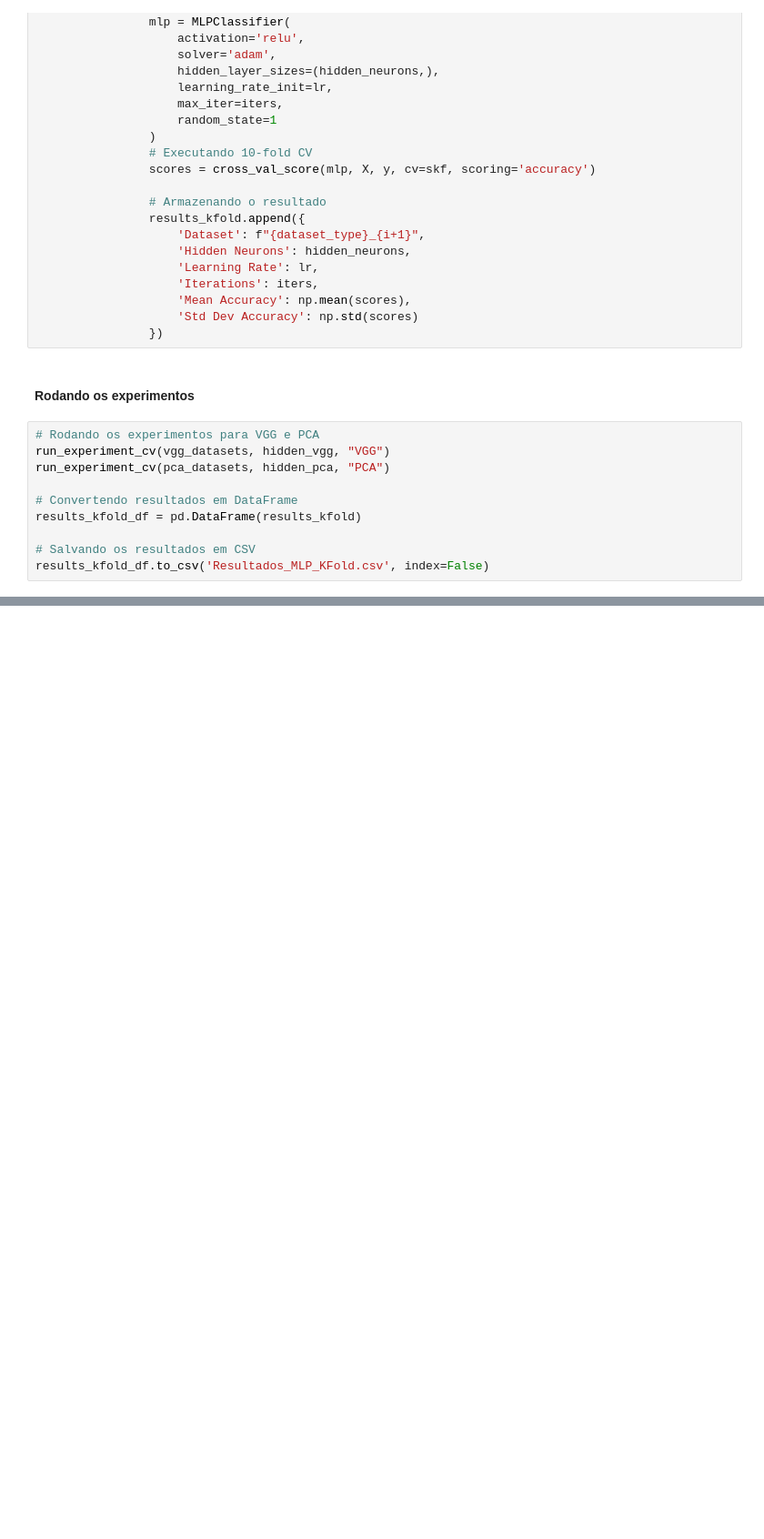
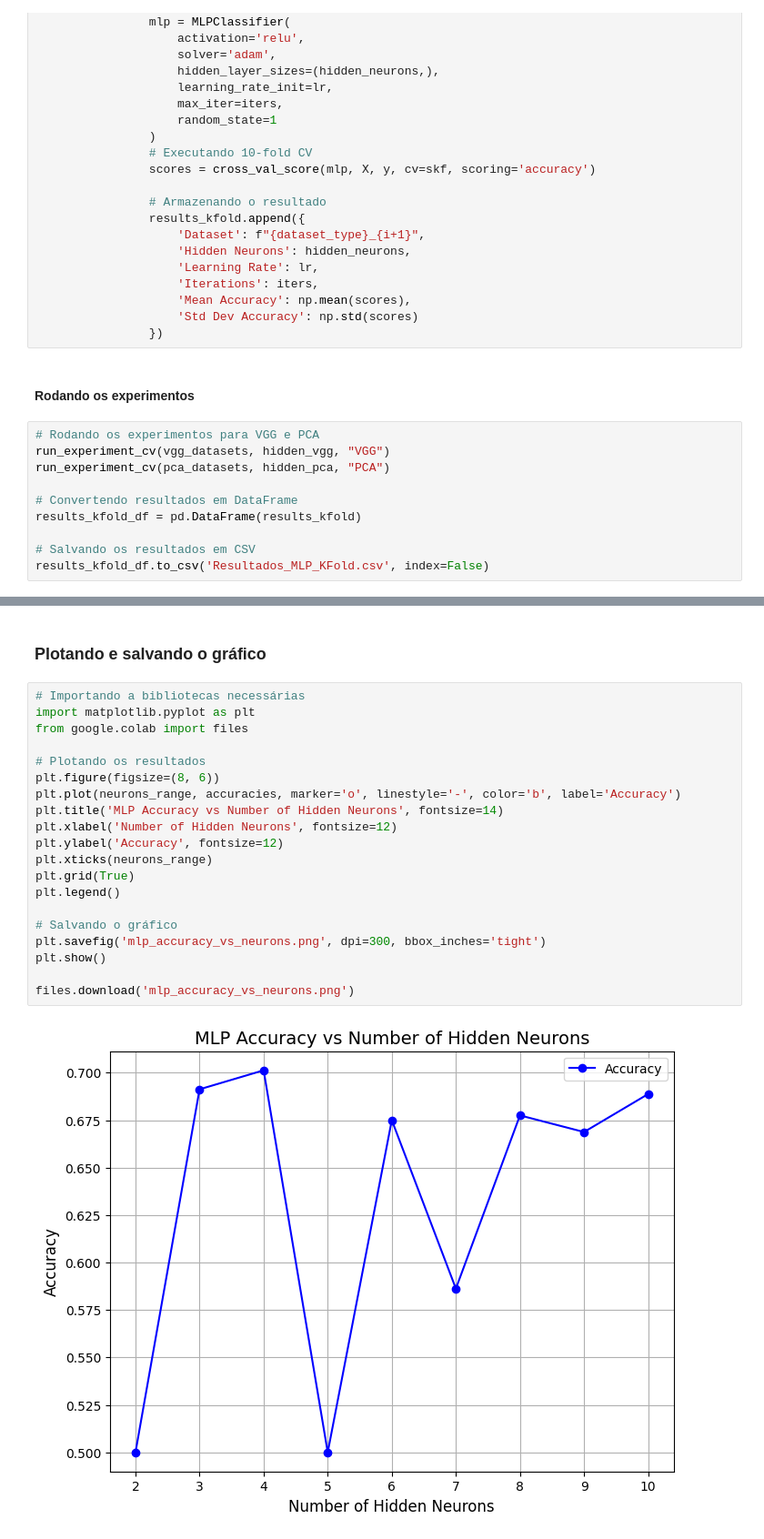
Before and after one commit to rikdantas/Aprendizagem-de-Maquinas, a Jupyter notebook: IMD1101/Pratica_04/Pratica04_MLP.ipynb, the cells around one changed output, grey strips where cells are left out. Shown at 91% size. Saved outputs shown, nothing was run; the diff lists cells and outputs as text; blank space fills up the shorter version.

```diff
--- a/IMD1101/Pratica_04/Pratica04_MLP.ipynb
+++ b/IMD1101/Pratica_04/Pratica04_MLP.ipynb
@@ -201,0 +237,24 @@ results_kfold_df.to_csv('Resultados_MLP_KFold.csv', index=False)
+# %% [markdown]
+### Plotando e salvando o gráfico
+# %%
+# Importando a bibliotecas necessárias
+import matplotlib.pyplot as plt
+from google.colab import files
+
+# Plotando os resultados
+plt.figure(figsize=(8, 6))
+plt.plot(neurons_range, accuracies, marker='o', linestyle='-', color='b', label='Accuracy')
+plt.title('MLP Accuracy vs Number of Hidden Neurons', fontsize=14)
+plt.xlabel('Number of Hidden Neurons', fontsize=12)
+plt.ylabel('Accuracy', fontsize=12)
+plt.xticks(neurons_range)
+plt.grid(True)
+plt.legend()
+
+# Salvando o gráfico
+plt.savefig('mlp_accuracy_vs_neurons.png', dpi=300, bbox_inches='tight')
+plt.show()
+
+files.download('mlp_accuracy_vs_neurons.png')
+# %% [output]
+[figure, added]
```
Also changed, not shown: parts of 4 cells of this notebook.
